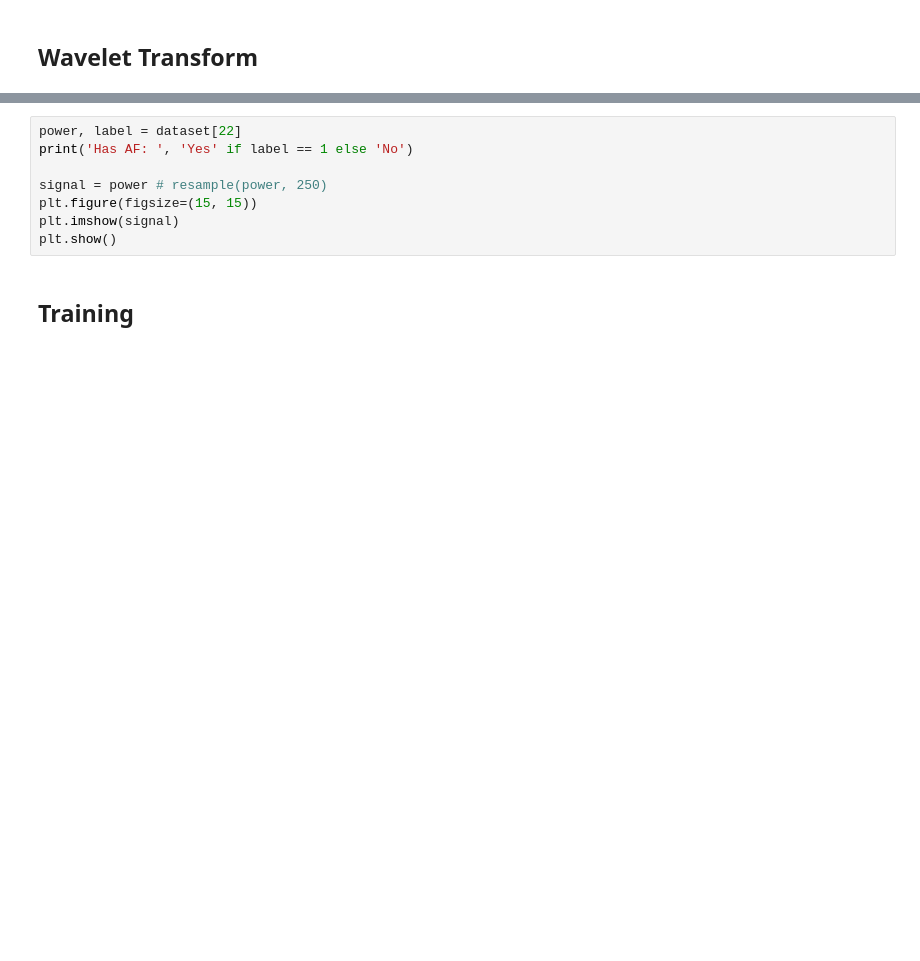
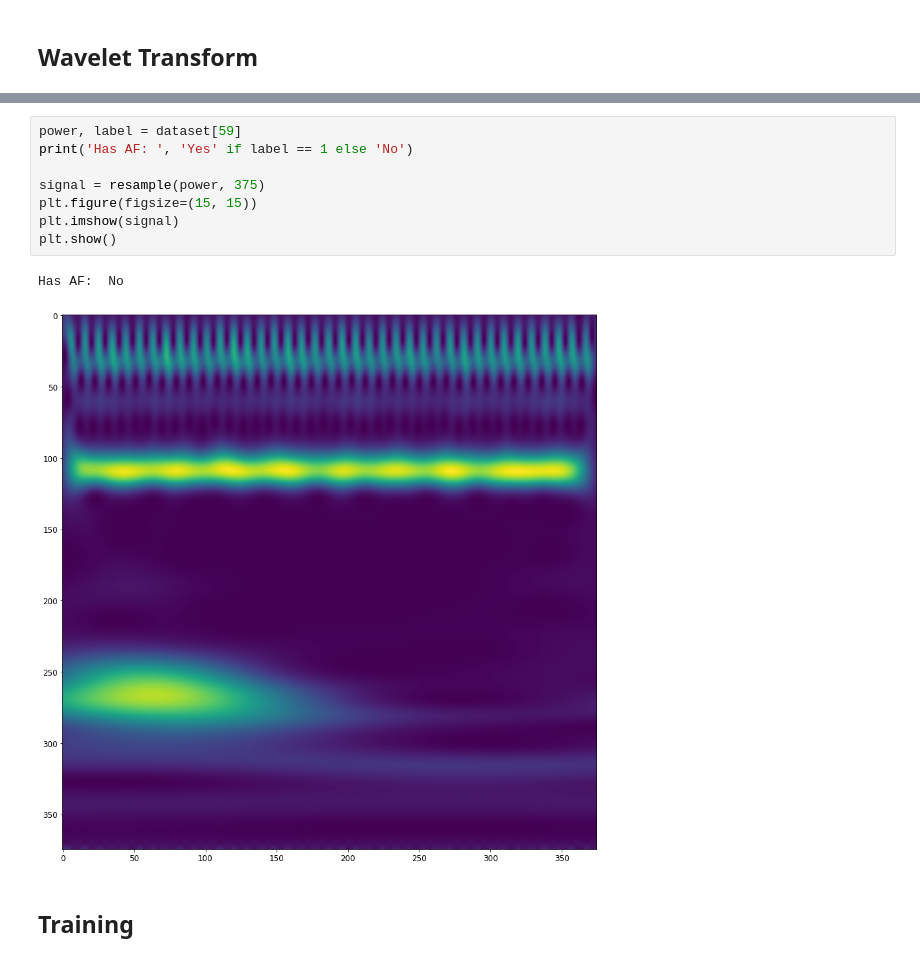
Before and after one commit to kalifadan/Final_project_cs236781, a Jupyter notebook: src/Model-CNN.ipynb, the cells around one changed output, grey strips where cells are left out. Drawn from its saved outputs; the diff is of its cells as text; blank space fills up the shorter version.

```diff
--- a/src/Model-CNN.ipynb
+++ b/src/Model-CNN.ipynb
@@ -73,10 +83,13 @@ plt.show()
 # %%
-power, label = dataset[22]
+power, label = dataset[59]
 print('Has AF: ', 'Yes' if label == 1 else 'No')
 
-signal = power # resample(power, 250)
+signal = resample(power, 375)
 plt.figure(figsize=(15, 15))
 plt.imshow(signal)
 plt.show()
+# %% [output]
+Has AF:  No
+[figure, added]
 # %% [markdown]
 ## Training
```
Also changed, not shown: parts of 9 cells of this notebook, 2 other files.
